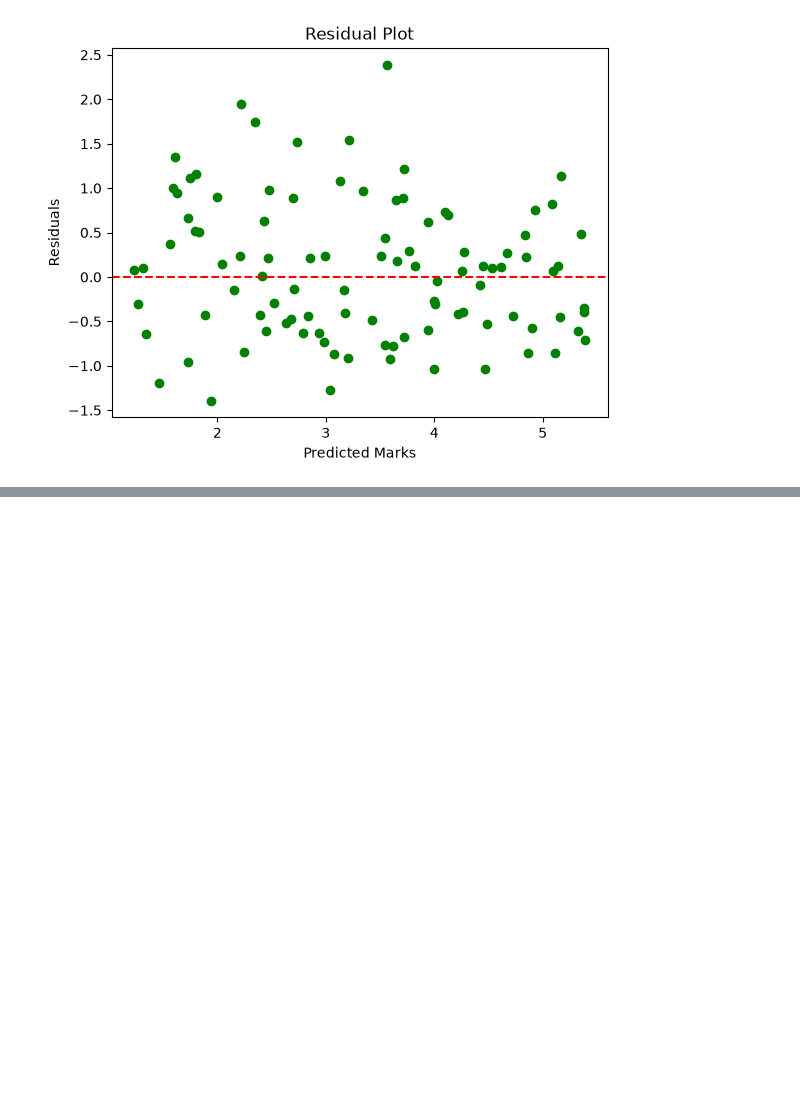
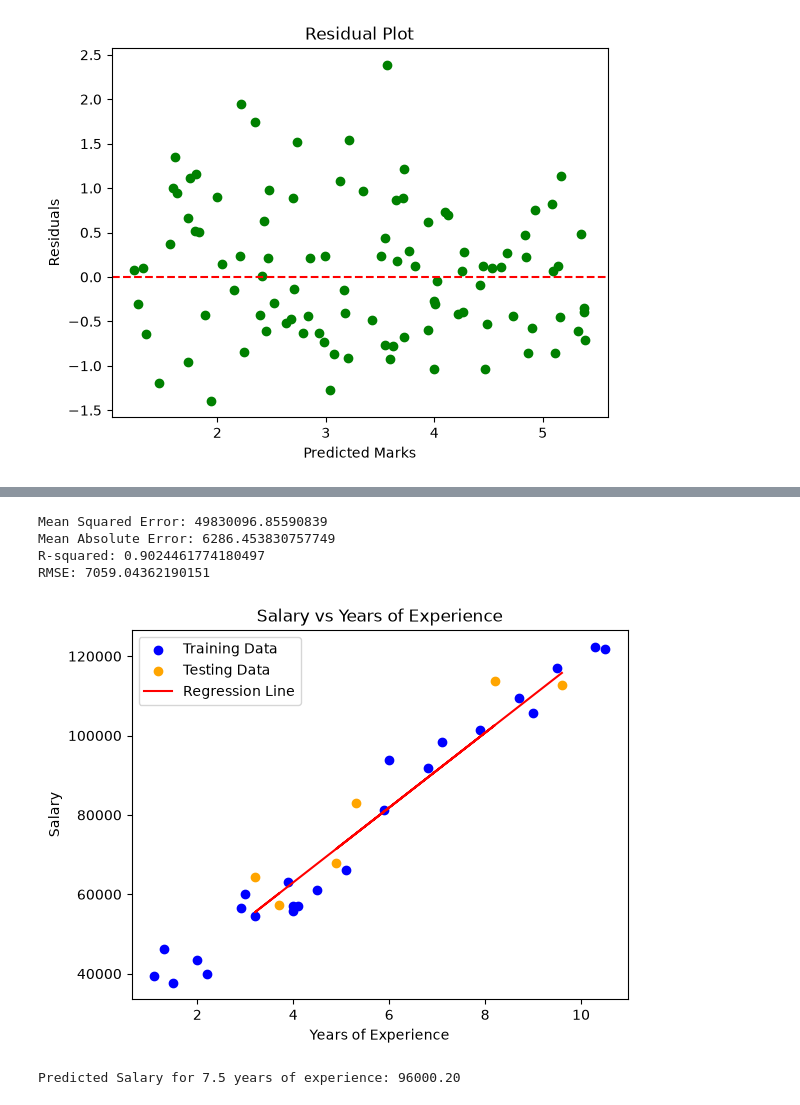
Before and after one commit to KandukuruHarshitha/AML, a Jupyter notebook: Assignments/Assignment_Regression/Assignment3.ipynb, the cells around one changed output, grey strips where cells are left out. Saved outputs shown, nothing was run; the diff lists cells and outputs as text; code cells hidden in the pictures; blank space fills up the shorter version.

```diff
--- a/Assignments/Assignment_Regression/Assignment3.ipynb
+++ b/Assignments/Assignment_Regression/Assignment3.ipynb
@@ -85,3 +85,6 @@ plt.title('Residual Plot')
 plt.show()
 # %% [output]
 [figure]
+# %%
+df=pd.read_csv(r"C:\Users\bda\Desktop\AML\data\Salary_Data.csv")
+df
@@ -87,0 +109,9 @@ plt.show()
+# %%
+x=df[["YearsExperience"]]
+y=df[["Salary"]]
+# %%
+x_train, x_test, y_train, y_test = train_test_split(x, y, test_size=0.2, random_state=42)
+# %%
+model = LinearRegression()
+model.fit(x_train, y_train)
+y_pred = model.predict(x_test)
@@ -87,0 +138,28 @@ plt.show()
+# %%
+print("Mean Squared Error:", mean_squared_error(y_test, y_pred))
+print("Mean Absolute Error:", mean_absolute_error(y_test, y_pred))
+print("R-squared:", r2_score(y_test, y_pred))
+print("RMSE:", np.sqrt(mean_squared_error(y_test, y_pred)))
+# %% [output]
+Mean Squared Error: 49830096.85590839
+Mean Absolute Error: 6286.453830757749
+R-squared: 0.9024461774180497
+RMSE: 7059.04362190151
+# %%
+plt.scatter(x_train, y_train, color='blue', label='Training Data')
+plt.scatter(x_test, y_test, color='orange', label='Testing Data')
+plt.plot(x_test, y_pred, color='red', label='Regression Line')
+plt.xlabel('Years of Experience')
+plt.ylabel('Salary')
+plt.title('Salary vs Years of Experience')
+plt.legend()
+plt.show()
+# %% [output]
+[figure, added]
+# %%
+experience = pd.DataFrame([[7.5]], columns=["YearsExperience"])
+# Ensure we get a scalar value even if predict returns a 2D array
+predicted_salary = model.predict(experience).ravel()[0]
+print(f"Predicted Salary for 7.5 years of experience: {predicted_salary:.2f}")
+# %% [output]
+Predicted Salary for 7.5 years of experience: 96000.20
```
Also changed, not shown: parts of 3 cells of this notebook, 4 other files.
